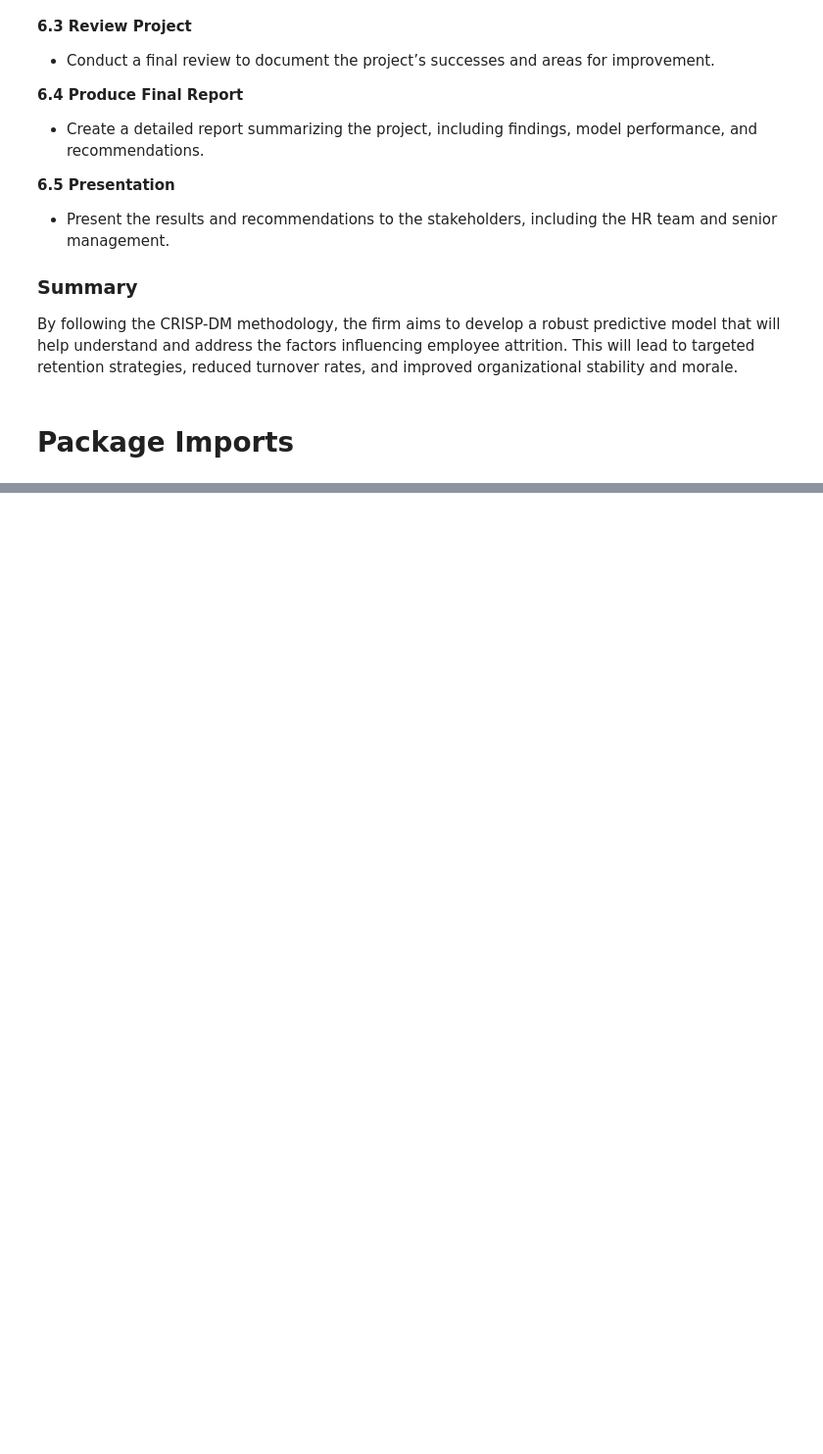
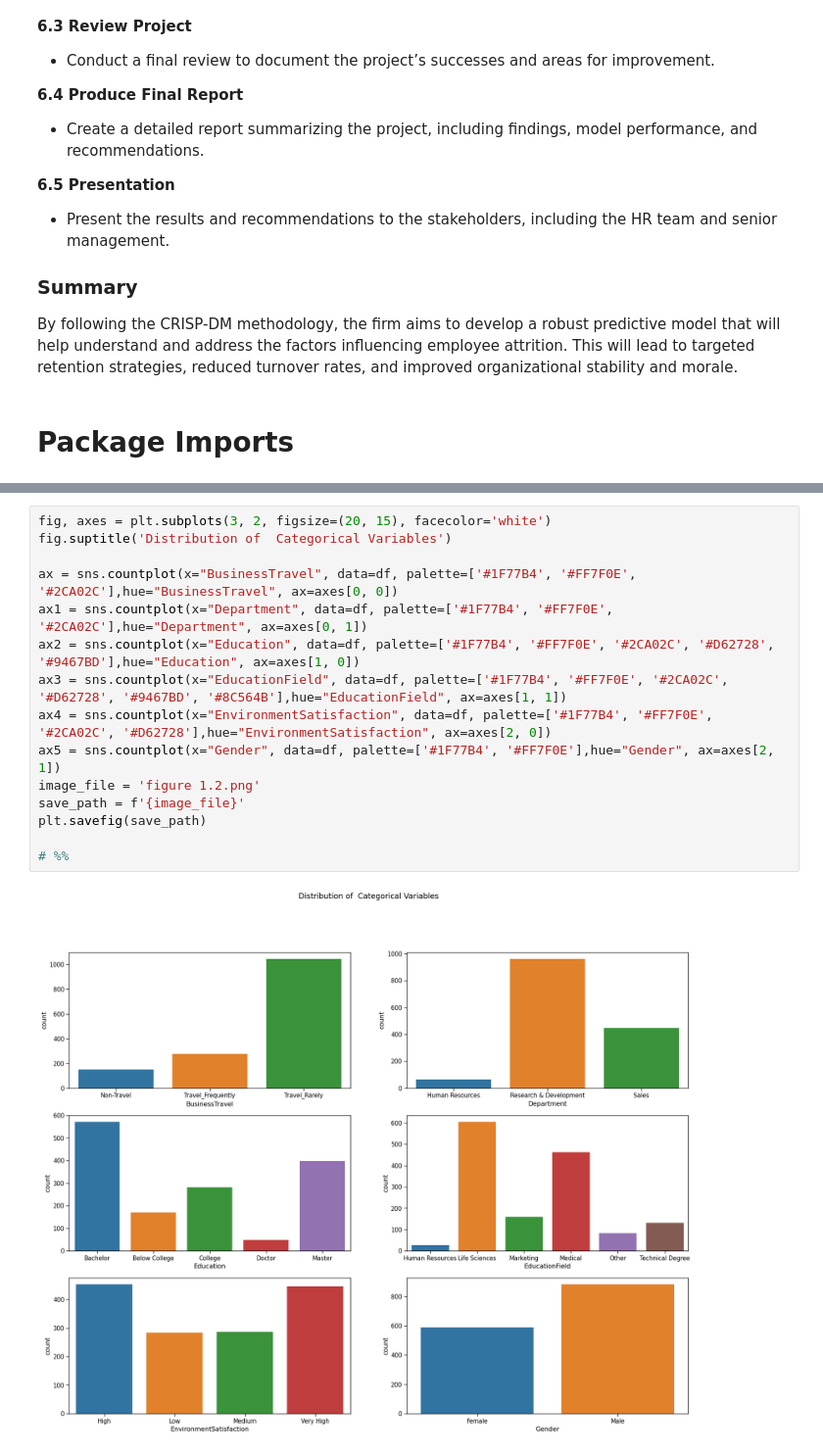
Before and after one commit to sumaila-ali/employee-attrition, a Jupyter notebook: Employeer Attrition.ipynb, the cells around one changed output, grey strips where cells are left out. Shown at 98% size. Drawn from its saved outputs; the diff is of its cells as text; blank space fills up the shorter version.

```diff
--- a/Employeer Attrition.ipynb
+++ b/Employeer Attrition.ipynb
@@ -180,0 +438,17 @@ ModuleNotFoundError: No module named 'pandas'
+# %%
+fig, axes = plt.subplots(3, 2, figsize=(20, 15), facecolor='white')
+fig.suptitle('Distribution of  Categorical Variables')
+
+ax = sns.countplot(x="BusinessTravel", data=df, palette=['#1F77B4', '#FF7F0E', '#2CA02C'],hue="BusinessTravel", ax=axes[0, 0])
+ax1 = sns.countplot(x="Department", data=df, palette=['#1F77B4', '#FF7F0E', '#2CA02C'],hue="Department", ax=axes[0, 1])
+ax2 = sns.countplot(x="Education", data=df, palette=['#1F77B4', '#FF7F0E', '#2CA02C', '#D62728', '#9467BD'],hue="Education", ax=axes[1, 0])
+ax3 = sns.countplot(x="EducationField", data=df, palette=['#1F77B4', '#FF7F0E', '#2CA02C', '#D62728', '#9467BD', '#8C564B'],hue="EducationField", ax=axes[1, 1])
+ax4 = sns.countplot(x="EnvironmentSatisfaction", data=df, palette=['#1F77B4', '#FF7F0E', '#2CA02C', '#D62728'],hue="EnvironmentSatisfaction", ax=axes[2, 0])
+ax5 = sns.countplot(x="Gender", data=df, palette=['#1F77B4', '#FF7F0E'],hue="Gender", ax=axes[2, 1])
+image_file = 'figure 1.2.png'
+save_path = f'{image_file}'
+plt.savefig(save_path)
+
+# %%
+# %% [output]
+[figure, added]
```
Also changed, not shown: parts of 22 cells of this notebook.
